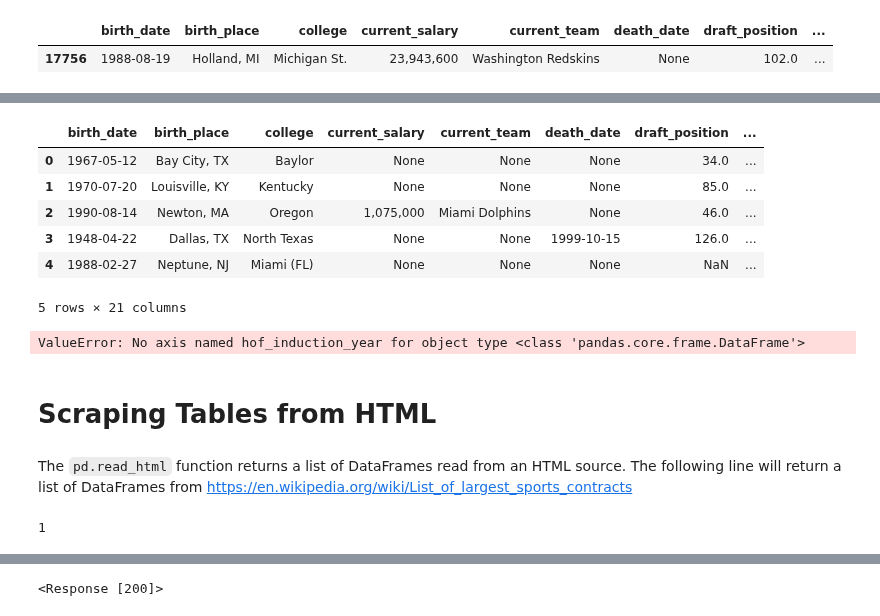
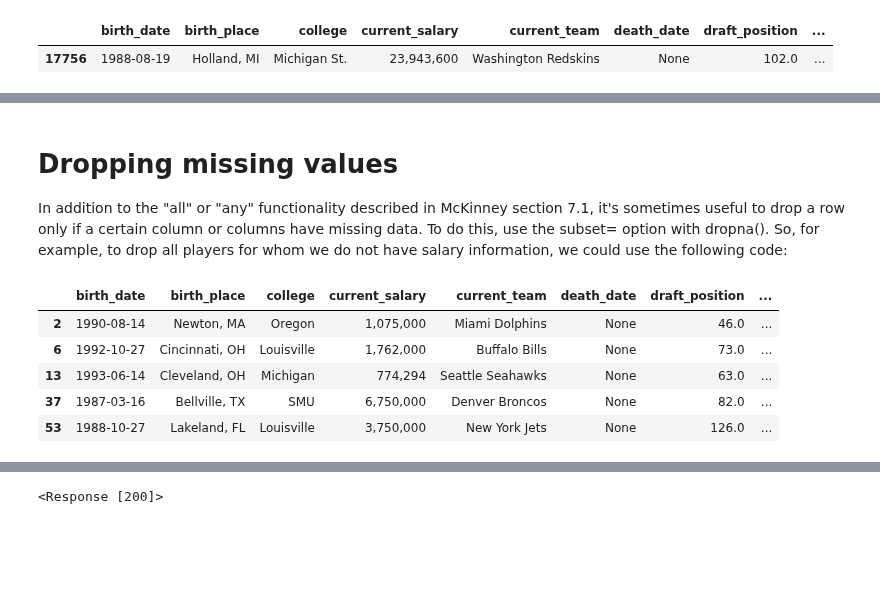
Before and after one commit to anhnguyendepocen/si370, a Jupyter notebook: 03_Loading_Data.ipynb, the cells around one changed output, grey strips where cells are left out. Drawn from its saved outputs; the diff is of its cells as text; code cells hidden in the pictures; blank space fills up the shorter version.

````diff
--- a/03_Loading_Data.ipynb
+++ b/03_Loading_Data.ipynb
@@ -160,18 +157,15 @@ pd.concat([nfl_football_players,heights['cm']],axis=1)
+# %% [markdown]
+# Dropping missing values
+
+In addition to the "all" or "any" functionality described in McKinney section 7.1, it's sometimes useful to drop a row only if a certain column or columns have missing data.  To do this, use the subset= option with dropna().  So, for example, to drop all players for whom we do not have salary information, we could use the following code:
+# %%
+nfl_football_players_salaries = nfl_football_players.dropna(subset=['current_salary_cleaned'])
 # %%
-nfl_football_players.head()
+nfl_football_players_salaries.head()
 # %% [output]
 |  | birth_date | birth_place | college | current_salary | current_team | death_date | draft_position | ... |
-| 0 | 1967-05-12 | Bay City, TX | Baylor | None | None | None | 34.0 | ... |
-| 1 | 1970-07-20 | Louisville, KY | Kentucky | None | None | None | 85.0 | ... |
 | 2 | 1990-08-14 | Newton, MA | Oregon | 1,075,000 | Miami Dolphins | None | 46.0 | ... |
-| 3 | 1948-04-22 | Dallas, TX | North Texas | None | None | 1999-10-15 | 126.0 | ... |
-| 4 | 1988-02-27 | Neptune, NJ | Miami (FL) | None | None | None | NaN | ... |
+| 6 | 1992-10-27 | Cincinnati, OH | Louisville | 1,762,000 | Buffalo Bills | None | 73.0 | ... |
+| 13 | 1993-06-14 | Cleveland, OH | Michigan | 774,294 | Seattle Seahawks | None | 63.0 | ... |
+| 37 | 1987-03-16 | Bellville, TX | SMU | 6,750,000 | Denver Broncos | None | 82.0 | ... |
+| 53 | 1988-10-27 | Lakeland, FL | Louisville | 3,750,000 | New York Jets | None | 126.0 | ... |
-5 rows × 21 columns
-# %%
-hof = nfl_football_players.dropna('hof_induction_year')
-# %% [output]
-ValueError: No axis named hof_induction_year for object type <class 'pandas.core.frame.DataFrame'>
-# %% [markdown]
-# Scraping Tables from HTML
-# %% [markdown]
-The ```pd.read_html``` function returns a list of DataFrames read from an HTML source.  The following line will return a list of DataFrames from https://en.wikipedia.org/wiki/List_of_largest_sports_contracts
@@ -180,4 +171,0 @@ contracts_scraped = pd.read_html('https://en.wikipedia.org/wiki/List_of_largest_
-# %%
-len(contracts_scraped)
-# %% [output]
-1
````
Also changed, not shown: parts of 40 cells of this notebook.
